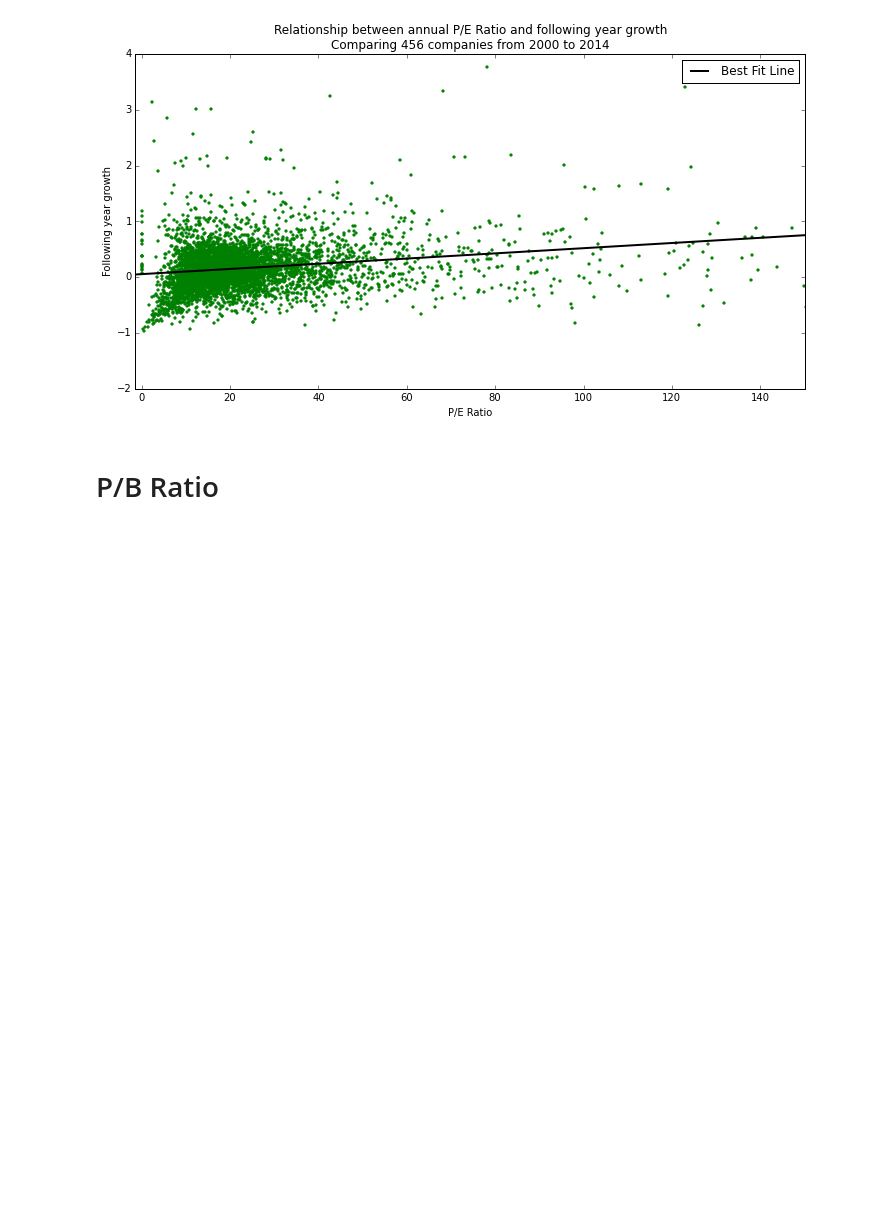
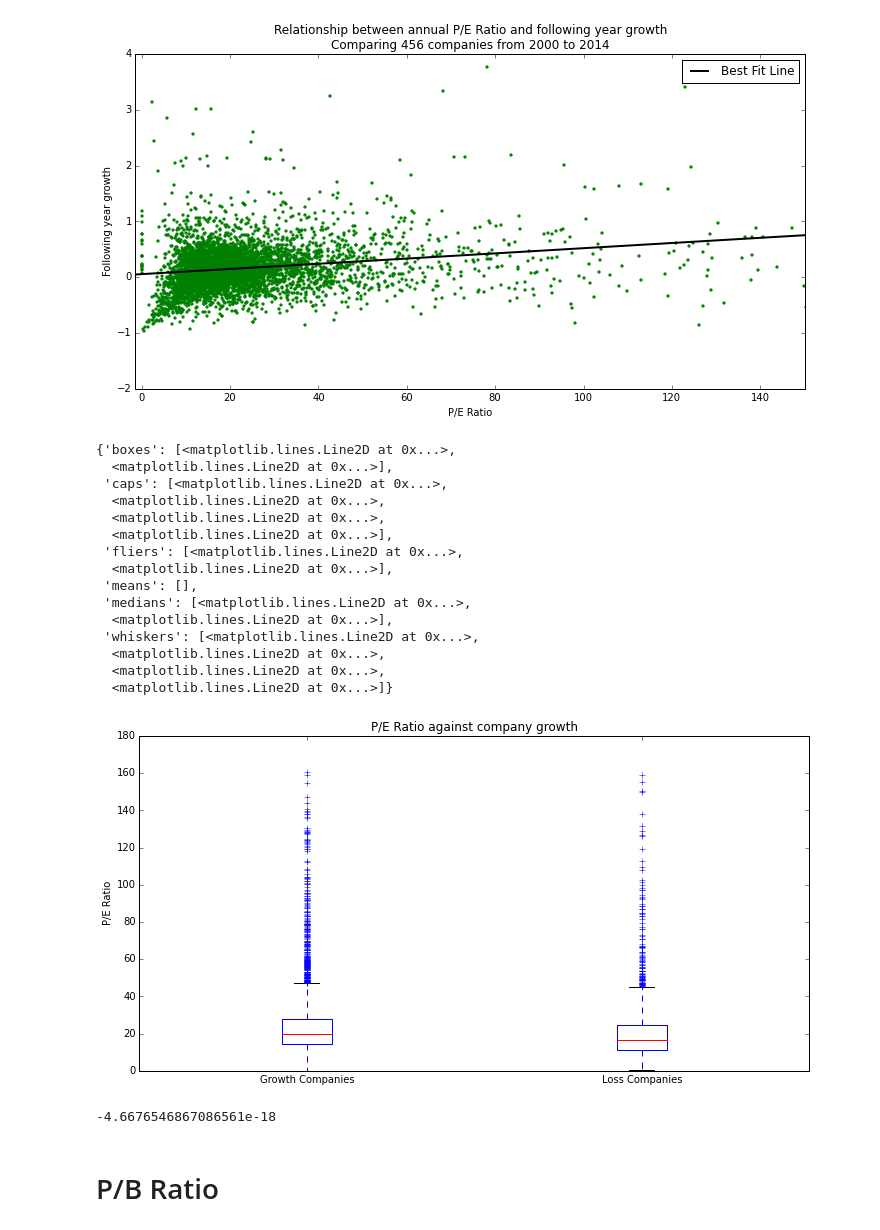
Before and after one commit to MarkDunne/final-year-project, a Jupyter notebook: work/Vis.ipynb, the cells around one changed output. Saved outputs shown, nothing was run; the diff lists cells and outputs as text; code cells hidden in the pictures; blank space fills up the shorter version.

```diff
--- a/work/Vis.ipynb
+++ b/work/Vis.ipynb
@@ -141,6 +169,38 @@ plt.legend()
 # %% [output]
 <matplotlib.legend.Legend at 0x...>
 [figure]
+# %%
+dataset = pe_returns_abs[(np.abs(stats.zscore(pe_returns_abs[['pe-absolute-ratio']])) < .5).all(axis=1)]
+X = dataset['pe-absolute-ratio'].reshape(-1, 1)
+y = dataset['returns'].reshape(-1, 1)
+
+high_pe_returns = dataset[dataset['returns'] > 0]['pe-absolute-ratio']
+low_pe_returns = dataset[dataset['returns'] < 0]['pe-absolute-ratio']
+
+plt.title('P/E Ratio against company growth')
+plt.ylabel('P/E Ratio')
+plt.boxplot([high_pe_returns.values, low_pe_returns.values], labels=['Growth Companies', 'Loss Companies'])
+# %% [output]
+{'boxes': [<matplotlib.lines.Line2D at 0x...>,
+  <matplotlib.lines.Line2D at 0x...>],
+ 'caps': [<matplotlib.lines.Line2D at 0x...>,
+  <matplotlib.lines.Line2D at 0x...>,
+  <matplotlib.lines.Line2D at 0x...>,
+  <matplotlib.lines.Line2D at 0x...>],
+ 'fliers': [<matplotlib.lines.Line2D at 0x...>,
+  <matplotlib.lines.Line2D at 0x...>],
+ 'means': [],
+ 'medians': [<matplotlib.lines.Line2D at 0x...>,
+  <matplotlib.lines.Line2D at 0x...>],
+ 'whiskers': [<matplotlib.lines.Line2D at 0x...>,
+  <matplotlib.lines.Line2D at 0x...>,
+  <matplotlib.lines.Line2D at 0x...>,
+  <matplotlib.lines.Line2D at 0x...>]}
+[figure, added]
+# %%
+stats.zscore(dataset['pe-absolute-ratio']).mean()
+# %% [output]
+-4.6676546867086561e-18
 # %% [markdown]
 # P/B Ratio
 # %%
```
Also changed, not shown: parts of 5 cells of this notebook, 18 other files.
